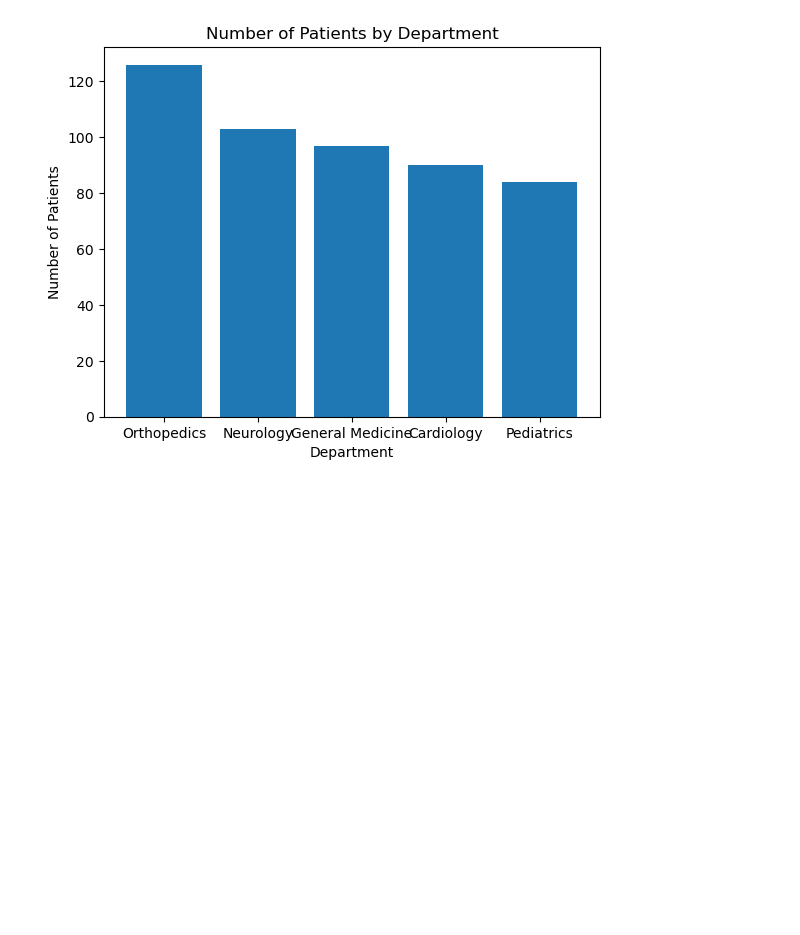
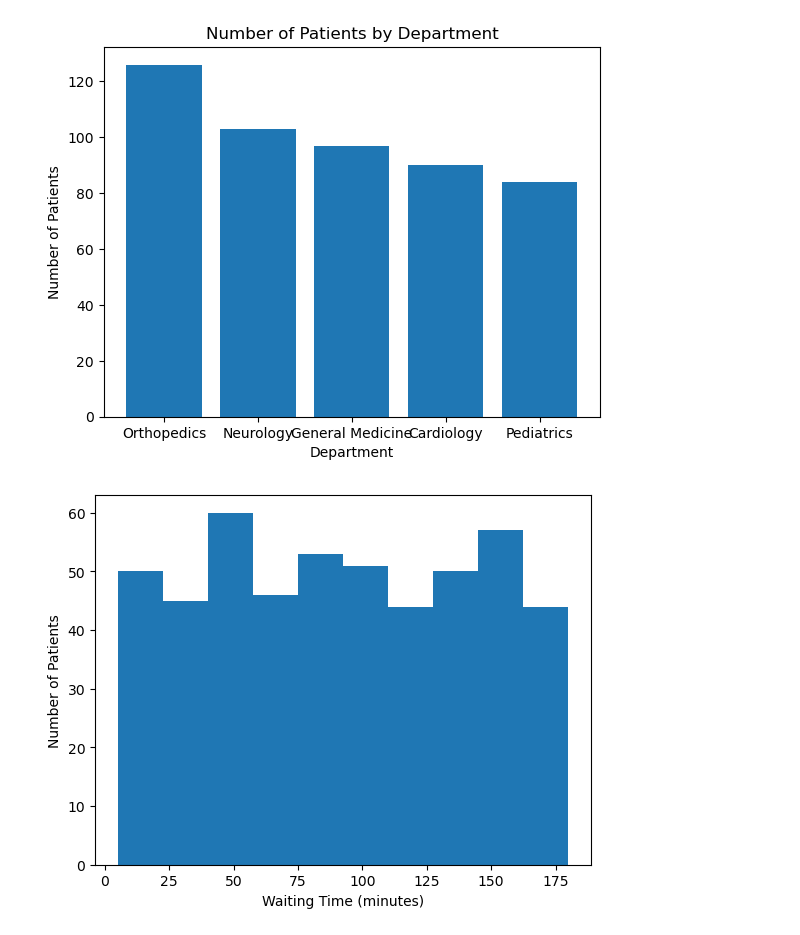
Before and after one commit to abhishekbabu-git/ed-flow-optimization-ai, a Jupyter notebook: patient_flow_analysis.ipynb, the cells around one changed output. Drawn from its saved outputs; the diff is of its cells as text; code cells hidden in the pictures; blank space fills up the shorter version.

Commit message:
starting back after mock exam
Create waiting time visualization

```diff
--- a/patient_flow_analysis.ipynb
+++ b/patient_flow_analysis.ipynb
@@ -131,3 +131,20 @@ plt.ylabel("Number of Patients")
 plt.show()
 # %% [output]
 [figure]
+# %%
+import pandas as pd
+import matplotlib.pyplot as plt
+
+# Load dataset
+data = pd.read_csv("data/sample_hospital_patient_flow_data.csv")
+
+# Plot histogram
+plt.hist(data["wait_time_minutes"], bins=10)
+
+# plt.title("Distribution of ED Waiting Times")
+plt.xlabel("Waiting Time (minutes)")
+plt.ylabel("Number of Patients")
+
+plt.show()
+# %% [output]
+[figure, added]
```
Also changed, not shown: parts of 2 cells of this notebook.
